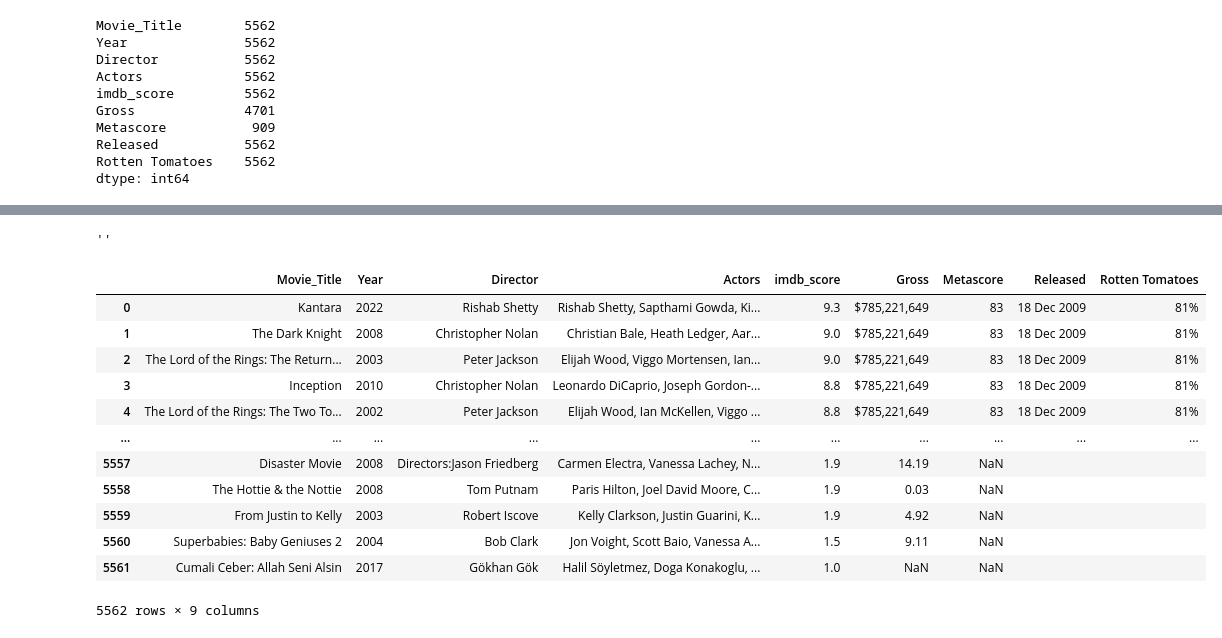
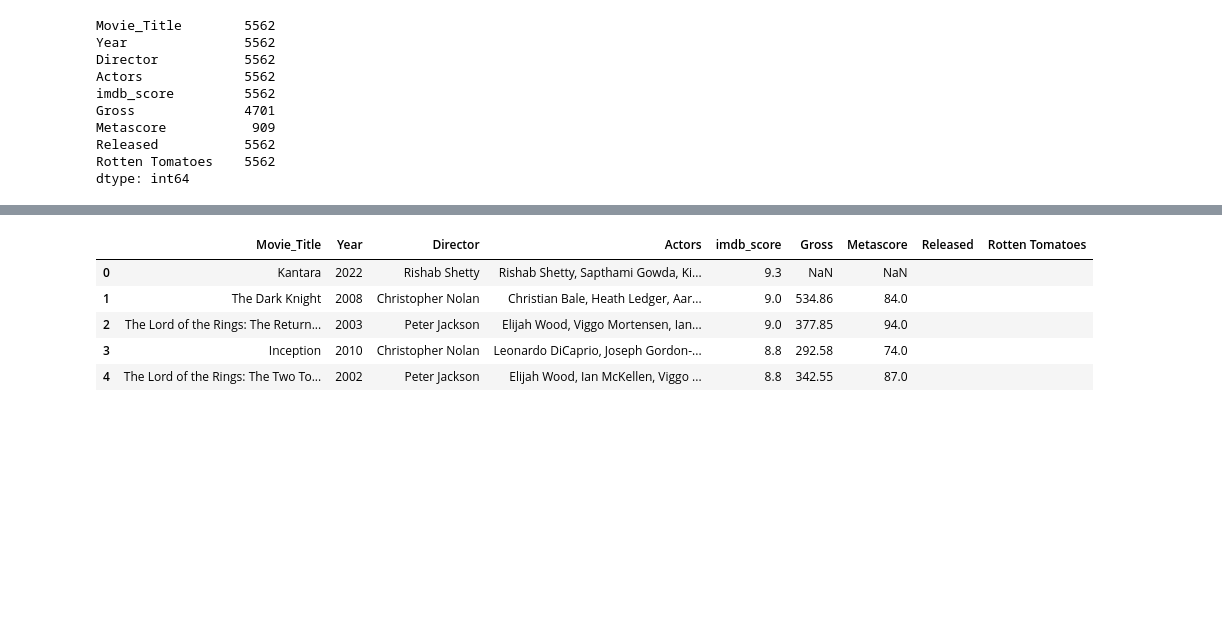
Before and after one commit to Reagz24/Project1_Team6, a Jupyter notebook: Movie_Analysis.ipynb, the cells around one changed output, grey strips where cells are left out. Saved outputs shown, nothing was run; the diff lists cells and outputs as text; code cells hidden in the pictures; blank space fills up the shorter version.

```diff
--- a/Movie_Analysis.ipynb
+++ b/Movie_Analysis.ipynb
@@ -193,27 +116,15 @@ merge_df
-# %%
-merge_df.iloc[512,7]
-# %% [output]
-''
 # %%
 directorframe = merge_df["Director"].str.split(", ", expand = True, n = 1)
 directorframe= directorframe.rename(columns = {directorframe.columns[0]: "Director"})
-directorframe
 merge_df["Director"] = directorframe["Director"]
-merge_df
+merge_df.head()
 # %% [output]
 |  | Movie_Title | Year | Director | Actors | imdb_score | Gross | Metascore | Released | Rotten Tomatoes |
-| 0 | Kantara | 2022 | Rishab Shetty | Rishab Shetty, Sapthami Gowda, Ki... | 9.3 | $785,221,649 | 83 | 18 Dec 2009 | 81% |
-| 1 | The Dark Knight | 2008 | Christopher Nolan | Christian Bale, Heath Ledger, Aar... | 9.0 | $785,221,649 | 83 | 18 Dec 2009 | 81% |
-| 2 | The Lord of the Rings: The Return... | 2003 | Peter Jackson | Elijah Wood, Viggo Mortensen, Ian... | 9.0 | $785,221,649 | 83 | 18 Dec 2009 | 81% |
-| 3 | Inception | 2010 | Christopher Nolan | Leonardo DiCaprio, Joseph Gordon-... | 8.8 | $785,221,649 | 83 | 18 Dec 2009 | 81% |
-| 4 | The Lord of the Rings: The Two To... | 2002 | Peter Jackson | Elijah Wood, Ian McKellen, Viggo ... | 8.8 | $785,221,649 | 83 | 18 Dec 2009 | 81% |
-| ... | ... | ... | ... | ... | ... | ... | ... | ... | ... |
-| 5557 | Disaster Movie | 2008 | Directors:Jason Friedberg | Carmen Electra, Vanessa Lachey, N... | 1.9 | 14.19 | NaN |  |  |
-| 5558 | The Hottie & the Nottie | 2008 | Tom Putnam | Paris Hilton, Joel David Moore, C... | 1.9 | 0.03 | NaN |  |  |
-| 5559 | From Justin to Kelly | 2003 | Robert Iscove | Kelly Clarkson, Justin Guarini, K... | 1.9 | 4.92 | NaN |  |  |
-| 5560 | Superbabies: Baby Geniuses 2 | 2004 | Bob Clark | Jon Voight, Scott Baio, Vanessa A... | 1.5 | 9.11 | NaN |  |  |
-| 5561 | Cumali Ceber: Allah Seni Alsin | 2017 | Gökhan Gök | Halil Söyletmez, Doga Konakoglu, ... | 1.0 | NaN | NaN |  |  |
+| 0 | Kantara | 2022 | Rishab Shetty | Rishab Shetty, Sapthami Gowda, Ki... | 9.3 | NaN | NaN |  |  |
+| 1 | The Dark Knight | 2008 | Christopher Nolan | Christian Bale, Heath Ledger, Aar... | 9.0 | 534.86 | 84.0 |  |  |
+| 2 | The Lord of the Rings: The Return... | 2003 | Peter Jackson | Elijah Wood, Viggo Mortensen, Ian... | 9.0 | 377.85 | 94.0 |  |  |
+| 3 | Inception | 2010 | Christopher Nolan | Leonardo DiCaprio, Joseph Gordon-... | 8.8 | 292.58 | 74.0 |  |  |
+| 4 | The Lord of the Rings: The Two To... | 2002 | Peter Jackson | Elijah Wood, Ian McKellen, Viggo ... | 8.8 | 342.55 | 87.0 |  |  |
-5562 rows × 9 columns
 # %%
 actorframe = merge_df["Actors"].str.split(", ", expand = True, n = 1)
 actorframe= actorframe.rename(columns = {actorframe.columns[0]: "Actors"})
```
Also changed, not shown: parts of 14 cells of this notebook.
